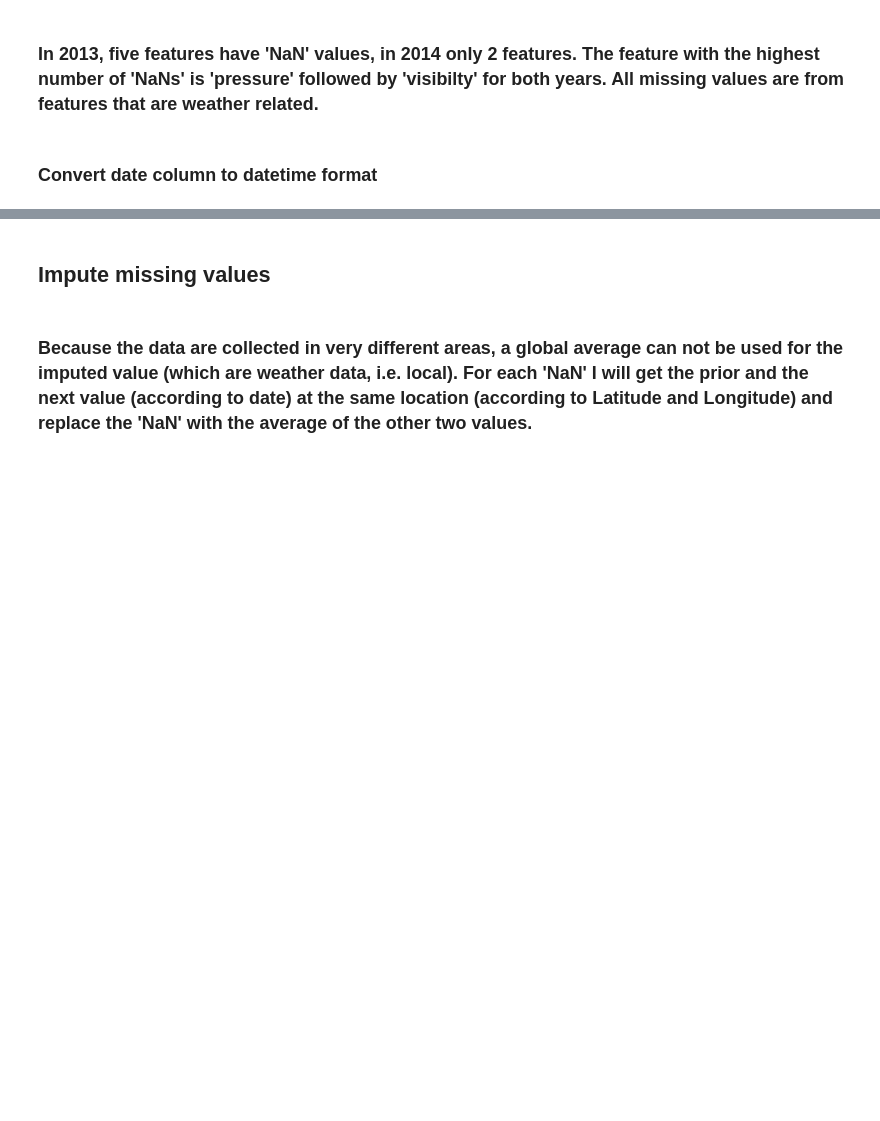
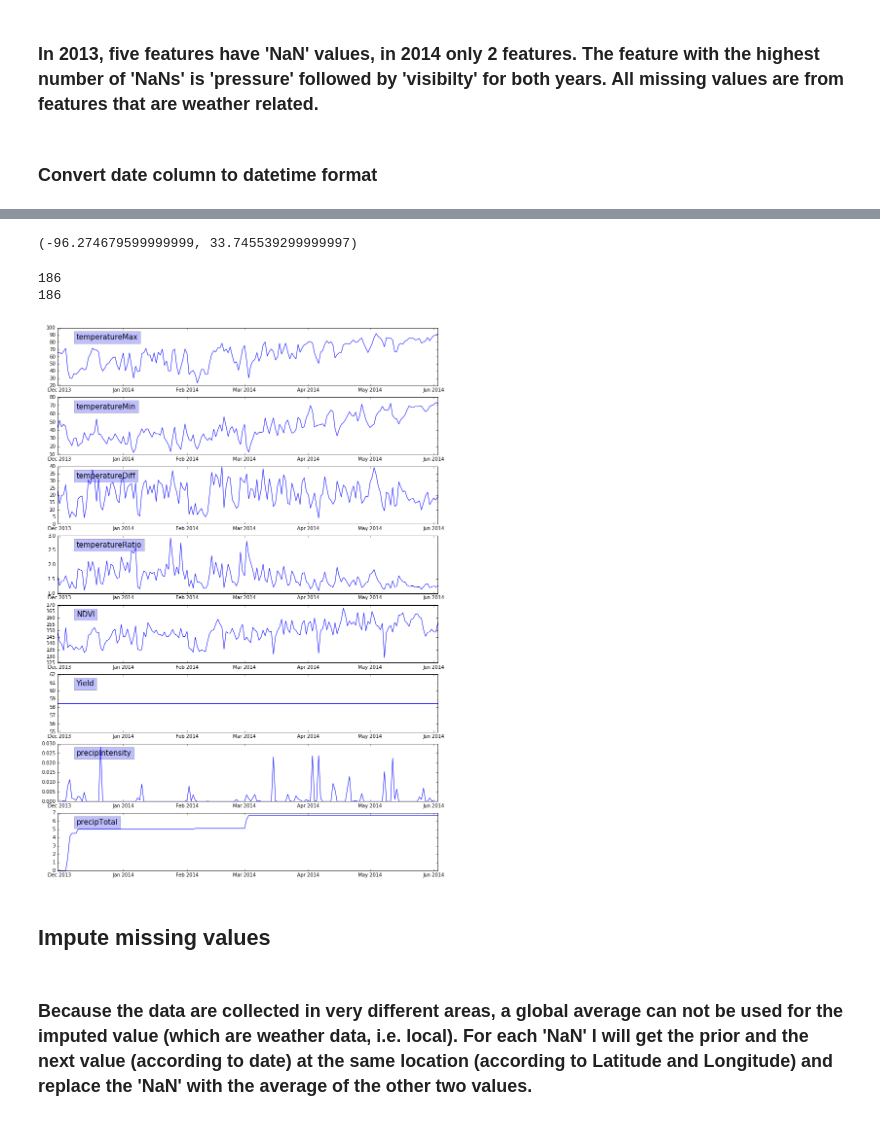
Before and after one commit to cleipski/CropPredict, a Jupyter notebook: 01_data_exploration.ipynb, the cells around one changed output, grey strips where cells are left out. Cells and saved outputs as stored; diff of their text form; code cells hidden in the pictures; blank space fills up the shorter version.

```diff
--- a/01_data_exploration.ipynb
+++ b/01_data_exploration.ipynb
@@ -200,0 +753,39 @@ if not df_2014['Date'].dtype == np.dtype('datetime64[ns]'):
+# %%
+# Get a random location out of the location set that has the longest season data on record
+locations = (gb_agg_2013[gb_agg_2013['DayInSeason']['Length_of_Season'] == 185]
+             .index.get_level_values('Location').values)
+# %%
+# Set the seed for reproducability
+np.random.seed(seed=1234)
+# Randomly choose one entry from the locations subset
+idx = np.random.choice(len(locations),1)
+location = locations[idx][0]
+# %%
+print(location)
+# %% [output]
+(-96.274679599999999, 33.745539299999997)
+# %%
+dates = df_2013['Date'][df_2013['Location'] == location]
+dis = df_2013['DayInSeason'][df_2013['Location'] == location]
+print(len(dates.unique()))
+print(len(dis.unique()))
+# %% [output]
+186
+186
+# %%
+features_to_plot = ['temperatureMax','temperatureMin','temperatureDiff', 'temperatureRatio','NDVI',
+                    'Yield','precipIntensity','precipTotal']
+# %%
+n_plt = len(features_to_plot)
+fig, ax = plt.subplots(n_plt,1,figsize=(14, 20))
+
+for i in np.arange(n_plt):
+    y = df_2013[features_to_plot[i]][df_2013['Location'] == location]
+    ax[i].plot(dates,y)
+    ax[i].text(0.05, 0.9, features_to_plot[i],
+               verticalalignment='top', horizontalalignment='left',
+               transform=ax[i].transAxes,
+               color='black', fontsize=15,
+               bbox={'facecolor':'blue', 'alpha':0.25, 'pad':5})
+# %% [output]
+[figure, added]
```
Also changed, not shown: parts of 65 cells of this notebook.
